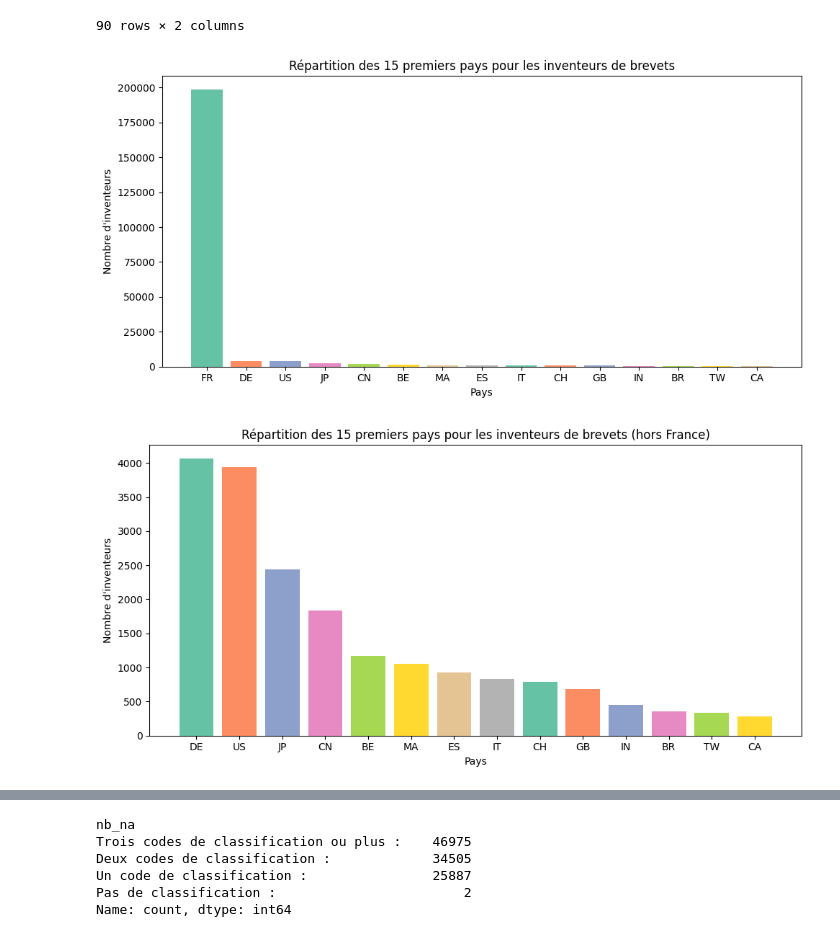
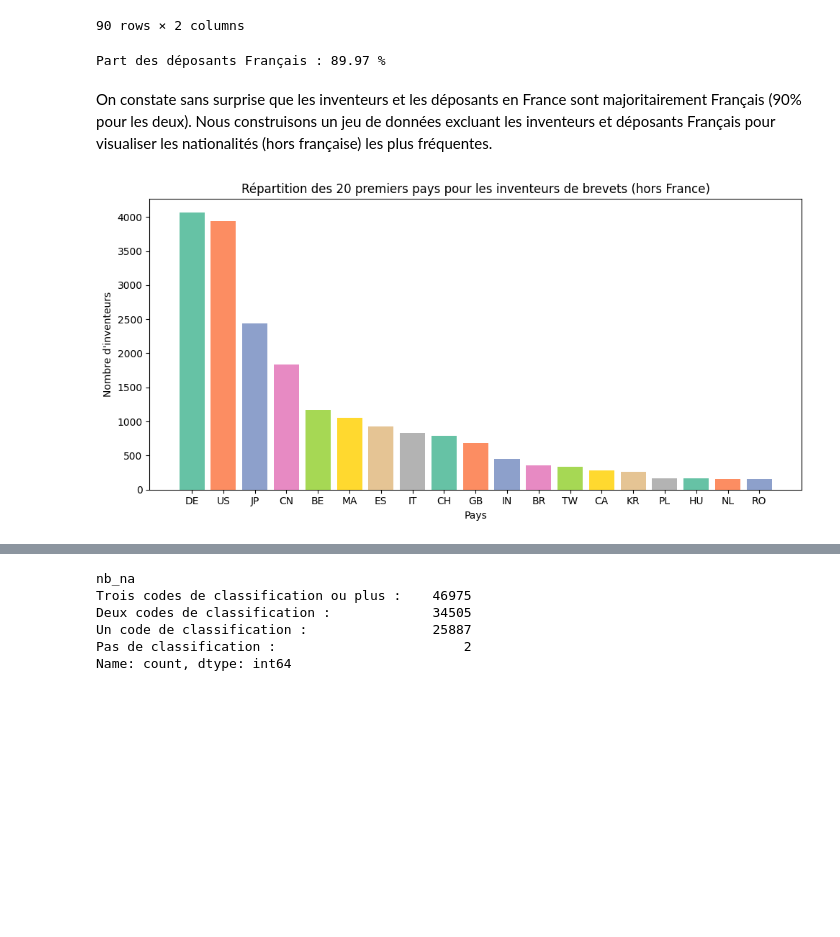
Before and after one commit to IrisLaf/Depots-de-brevets-et-marches-financiers, a Jupyter notebook: Main.ipynb, the cells around one changed output, grey strips where cells are left out. Drawn from its saved outputs; the diff is of its cells as text; code cells hidden in the pictures; blank space fills up the shorter version.

```diff
--- a/Main.ipynb
+++ b/Main.ipynb
@@ -697,44 +707,43 @@ applicants_by_country
 | 88 | VG | 1 |
 | 89 | ZA | 1 |
 90 rows × 2 columns
-# %%
-# Figure inventeurs
-top15 = (
-    inventors_by_country
-    .sort_values("n_inventors", ascending=False)
-    .head(15)
-)
-
-colors = sns.color_palette("Set2", n_colors=15)
-
-plt.figure(figsize=(10, 5))
-plt.bar(top15["country"], top15["n_inventors"], color=colors)
-
-plt.title("Répartition des 15 premiers pays pour les inventeurs de brevets")
-plt.xlabel("Pays")
-plt.ylabel("Nombre d'inventeurs")
-
-plt.xticks()
-plt.tight_layout()
-plt.show()
-# %% [output]
-[figure, removed]
+# %%
+# Part des déposants FR
+total_applicants = applicants_by_country["n_applicants"].sum()
+
+fr_applicants = (
+    applicants_by_country
+    .loc[applicants_by_country["country"] == "FR", "n_applicants"]
+    .sum()
+)
+
+pourcentage_fr = 100 * fr_applicants / total_applicants
+print(f"Part des déposants Français : {pourcentage_fr:.2f} %")
+# %% [output]
+Part des déposants Français : 89.97 %
+# %% [markdown]
+On constate sans surprise que les inventeurs et les déposants en France sont majoritairement Français (90% pour les deux). Nous construisons un jeu de données excluant les inventeurs et déposants Français pour visualiser les nationalités (hors française) les plus fréquentes.
 # %%
 # Figure inventeurs hors FR
+top20 = (
+    inventors_by_country
+    .sort_values("n_inventors", ascending=False)
+    .head(20)
+)
 
-top15_hors_FR = top15[top15["country"] != "FR"]
+top20_hors_FR = top20[top20["country"] != "FR"]
 
-colors = sns.color_palette("Set2", n_colors=15)
+colors = sns.color_palette("Set2", n_colors=20)
 
 plt.figure(figsize=(10, 5))
-plt.bar(top15_hors_FR["country"], top15_hors_FR["n_inventors"], color=colors)
+plt.bar(top20_hors_FR["country"], top20_hors_FR["n_inventors"], color=colors)
 
-plt.title("Répartition des 15 premiers pays pour les inventeurs de brevets (hors France)")
+plt.title("Répartition des 20 premiers pays pour les inventeurs de brevets (hors France)")
 plt.xlabel("Pays")
 plt.ylabel("Nombre d'inventeurs")
 
 plt.xticks()
 plt.tight_layout()
 plt.show()
 # %% [output]
-[figure, old version]
+[figure, new version]
```
Also changed, not shown: parts of 50 cells of this notebook, 2 other files.
